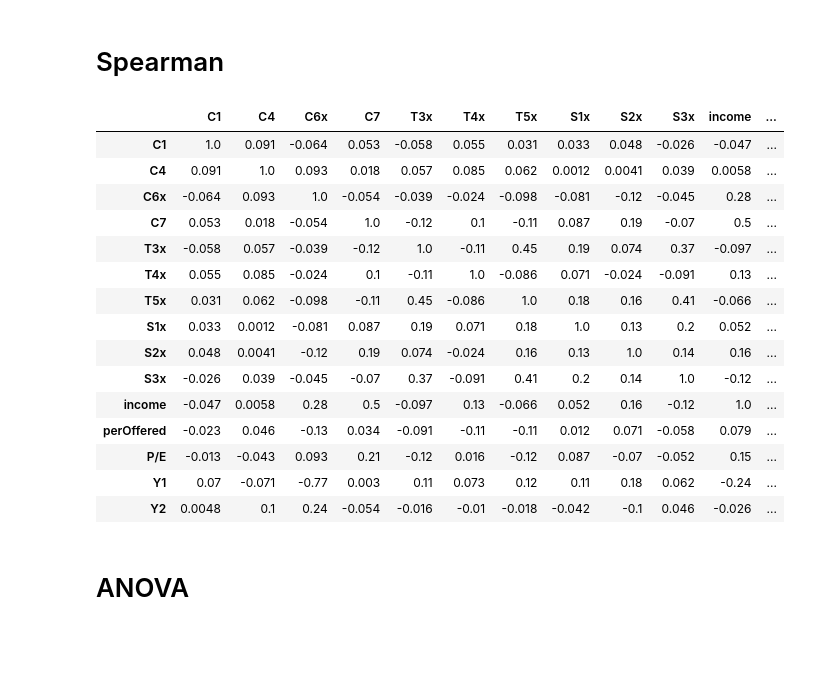
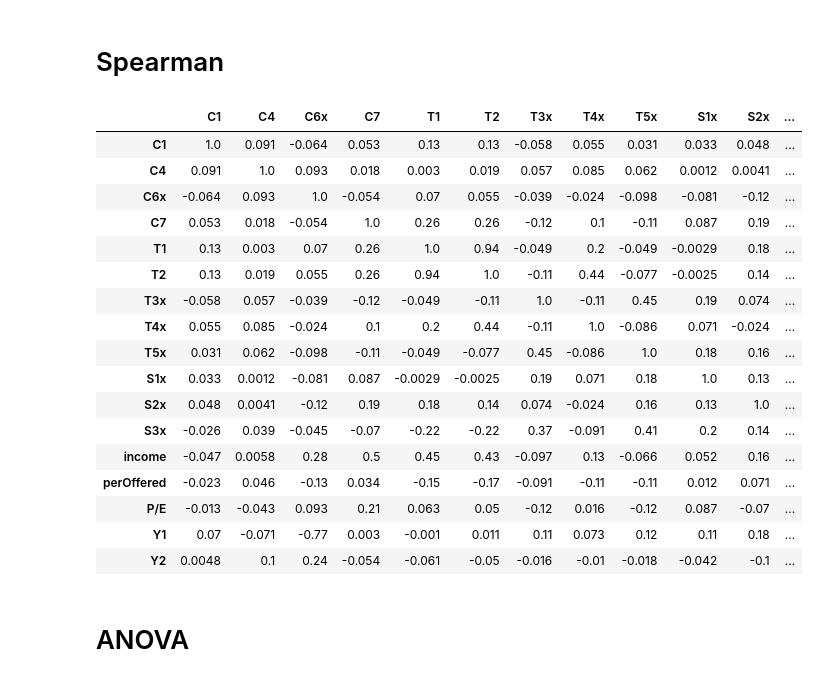
Before and after one commit to ConorFeeney/IS540-Code, a Jupyter notebook: Scratch Files/Model Version Control/Model Code 02_03_2018-UpdateCorrelation.ipynb, the cells around one changed output. Drawn from its saved outputs; the diff is of its cells as text; code cells hidden in the pictures; blank space fills up the shorter version.

```diff
--- a/Scratch Files/Model Version Control/Model Code 02_03_2018-UpdateCorrelation.ipynb
+++ b/Scratch Files/Model Version Control/Model Code 02_03_2018-UpdateCorrelation.ipynb
@@ -317,25 +317,27 @@ print(ipo_data.head(5))
 # %% [markdown]
 # Spearman
 # %%
-corr=['C1','C4','C6x','C7','T3x','T4x','T5x','S1x','S2x','S3x','income','perOffered','P/E','Y1','Y2']
+corr=['C1','C4','C6x','C7','T1','T2','T3x','T4x','T5x','S1x','S2x','S3x','income','perOffered','P/E','Y1','Y2']
 ipo_data[corr].corr(method='spearman').style.format("{:.2}").background_gradient(cmap=plt.get_cmap('coolwarm'), axis=1)
 # %% [output]
-|  | C1 | C4 | C6x | C7 | T3x | T4x | T5x | S1x | S2x | S3x | income | ... |
-| C1 | 1.0 | 0.091 | -0.064 | 0.053 | -0.058 | 0.055 | 0.031 | 0.033 | 0.048 | -0.026 | -0.047 | ... |
-| C4 | 0.091 | 1.0 | 0.093 | 0.018 | 0.057 | 0.085 | 0.062 | 0.0012 | 0.0041 | 0.039 | 0.0058 | ... |
-| C6x | -0.064 | 0.093 | 1.0 | -0.054 | -0.039 | -0.024 | -0.098 | -0.081 | -0.12 | -0.045 | 0.28 | ... |
-| C7 | 0.053 | 0.018 | -0.054 | 1.0 | -0.12 | 0.1 | -0.11 | 0.087 | 0.19 | -0.07 | 0.5 | ... |
-| T3x | -0.058 | 0.057 | -0.039 | -0.12 | 1.0 | -0.11 | 0.45 | 0.19 | 0.074 | 0.37 | -0.097 | ... |
-| T4x | 0.055 | 0.085 | -0.024 | 0.1 | -0.11 | 1.0 | -0.086 | 0.071 | -0.024 | -0.091 | 0.13 | ... |
-| T5x | 0.031 | 0.062 | -0.098 | -0.11 | 0.45 | -0.086 | 1.0 | 0.18 | 0.16 | 0.41 | -0.066 | ... |
-| S1x | 0.033 | 0.0012 | -0.081 | 0.087 | 0.19 | 0.071 | 0.18 | 1.0 | 0.13 | 0.2 | 0.052 | ... |
-| S2x | 0.048 | 0.0041 | -0.12 | 0.19 | 0.074 | -0.024 | 0.16 | 0.13 | 1.0 | 0.14 | 0.16 | ... |
-| S3x | -0.026 | 0.039 | -0.045 | -0.07 | 0.37 | -0.091 | 0.41 | 0.2 | 0.14 | 1.0 | -0.12 | ... |
-| income | -0.047 | 0.0058 | 0.28 | 0.5 | -0.097 | 0.13 | -0.066 | 0.052 | 0.16 | -0.12 | 1.0 | ... |
-| perOffered | -0.023 | 0.046 | -0.13 | 0.034 | -0.091 | -0.11 | -0.11 | 0.012 | 0.071 | -0.058 | 0.079 | ... |
-| P/E | -0.013 | -0.043 | 0.093 | 0.21 | -0.12 | 0.016 | -0.12 | 0.087 | -0.07 | -0.052 | 0.15 | ... |
-| Y1 | 0.07 | -0.071 | -0.77 | 0.003 | 0.11 | 0.073 | 0.12 | 0.11 | 0.18 | 0.062 | -0.24 | ... |
-| Y2 | 0.0048 | 0.1 | 0.24 | -0.054 | -0.016 | -0.01 | -0.018 | -0.042 | -0.1 | 0.046 | -0.026 | ... |
+|  | C1 | C4 | C6x | C7 | T1 | T2 | T3x | T4x | T5x | S1x | S2x | ... |
+| C1 | 1.0 | 0.091 | -0.064 | 0.053 | 0.13 | 0.13 | -0.058 | 0.055 | 0.031 | 0.033 | 0.048 | ... |
+| C4 | 0.091 | 1.0 | 0.093 | 0.018 | 0.003 | 0.019 | 0.057 | 0.085 | 0.062 | 0.0012 | 0.0041 | ... |
+| C6x | -0.064 | 0.093 | 1.0 | -0.054 | 0.07 | 0.055 | -0.039 | -0.024 | -0.098 | -0.081 | -0.12 | ... |
+| C7 | 0.053 | 0.018 | -0.054 | 1.0 | 0.26 | 0.26 | -0.12 | 0.1 | -0.11 | 0.087 | 0.19 | ... |
+| T1 | 0.13 | 0.003 | 0.07 | 0.26 | 1.0 | 0.94 | -0.049 | 0.2 | -0.049 | -0.0029 | 0.18 | ... |
+| T2 | 0.13 | 0.019 | 0.055 | 0.26 | 0.94 | 1.0 | -0.11 | 0.44 | -0.077 | -0.0025 | 0.14 | ... |
+| T3x | -0.058 | 0.057 | -0.039 | -0.12 | -0.049 | -0.11 | 1.0 | -0.11 | 0.45 | 0.19 | 0.074 | ... |
+| T4x | 0.055 | 0.085 | -0.024 | 0.1 | 0.2 | 0.44 | -0.11 | 1.0 | -0.086 | 0.071 | -0.024 | ... |
+| T5x | 0.031 | 0.062 | -0.098 | -0.11 | -0.049 | -0.077 | 0.45 | -0.086 | 1.0 | 0.18 | 0.16 | ... |
+| S1x | 0.033 | 0.0012 | -0.081 | 0.087 | -0.0029 | -0.0025 | 0.19 | 0.071 | 0.18 | 1.0 | 0.13 | ... |
+| S2x | 0.048 | 0.0041 | -0.12 | 0.19 | 0.18 | 0.14 | 0.074 | -0.024 | 0.16 | 0.13 | 1.0 | ... |
+| S3x | -0.026 | 0.039 | -0.045 | -0.07 | -0.22 | -0.22 | 0.37 | -0.091 | 0.41 | 0.2 | 0.14 | ... |
+| income | -0.047 | 0.0058 | 0.28 | 0.5 | 0.45 | 0.43 | -0.097 | 0.13 | -0.066 | 0.052 | 0.16 | ... |
+| perOffered | -0.023 | 0.046 | -0.13 | 0.034 | -0.15 | -0.17 | -0.091 | -0.11 | -0.11 | 0.012 | 0.071 | ... |
+| P/E | -0.013 | -0.043 | 0.093 | 0.21 | 0.063 | 0.05 | -0.12 | 0.016 | -0.12 | 0.087 | -0.07 | ... |
+| Y1 | 0.07 | -0.071 | -0.77 | 0.003 | -0.001 | 0.011 | 0.11 | 0.073 | 0.12 | 0.11 | 0.18 | ... |
+| Y2 | 0.0048 | 0.1 | 0.24 | -0.054 | -0.061 | -0.05 | -0.016 | -0.01 | -0.018 | -0.042 | -0.1 | ... |
 # %% [markdown]
 # ANOVA
 # %%
```
Also changed, not shown: parts of 14 cells of this notebook, 1 other file.
